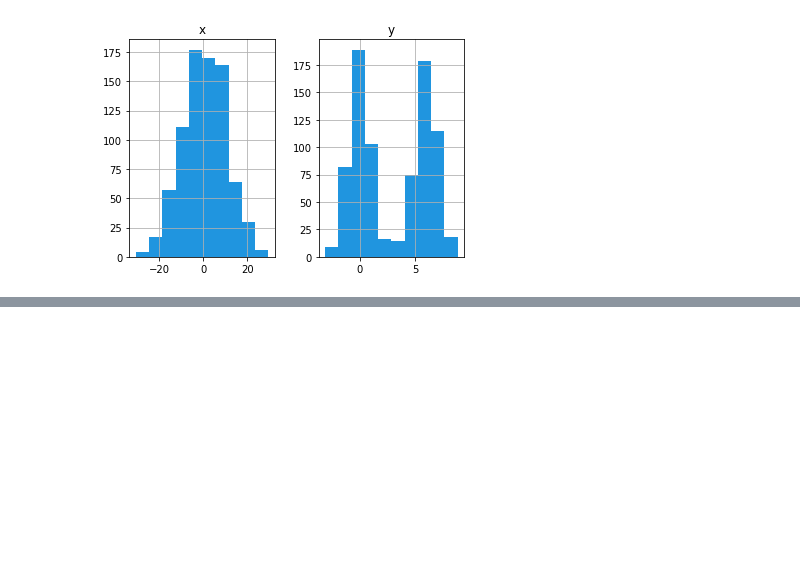
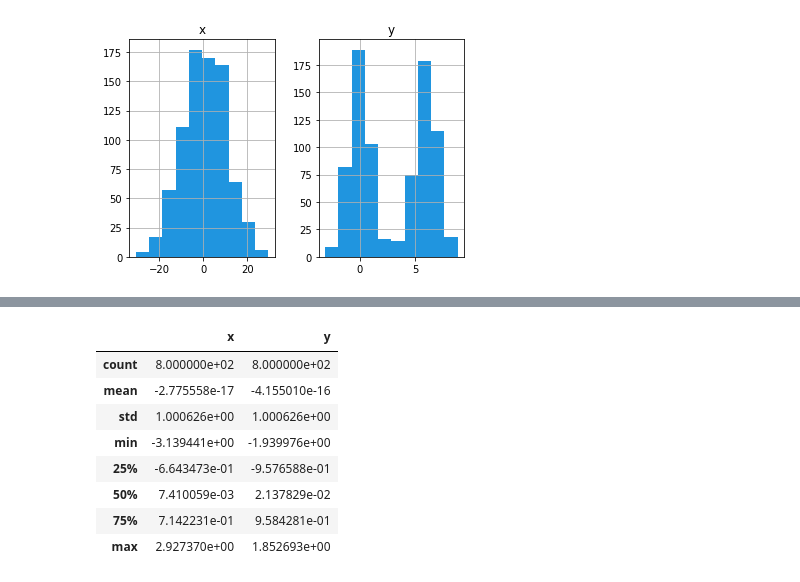
Before and after one commit to brianclements03/clustering, a Jupyter notebook: modeling.ipynb, the cells around one changed output, grey strips where cells are left out. Drawn from its saved outputs; the diff is of its cells as text; code cells hidden in the pictures; blank space fills up the shorter version.

```diff
--- a/modeling.ipynb
+++ b/modeling.ipynb
@@ -385,0 +447,12 @@ c) Write down the takeaways from this exercise.
+# %%
+goog_scaled.describe()
+# %% [output]
+|  | x | y |
+| count | 8.000000e+02 | 8.000000e+02 |
+| mean | -2.775558e-17 | -4.155010e-16 |
+| std | 1.000626e+00 | 1.000626e+00 |
+| min | -3.139441e+00 | -1.939976e+00 |
+| 25% | -6.643473e-01 | -9.576588e-01 |
+| 50% | 7.410059e-03 | 2.137829e-02 |
+| 75% | 7.142231e-01 | 9.584281e-01 |
+| max | 2.927370e+00 | 1.852693e+00 |
```
Also changed, not shown: parts of 18 cells of this notebook.
